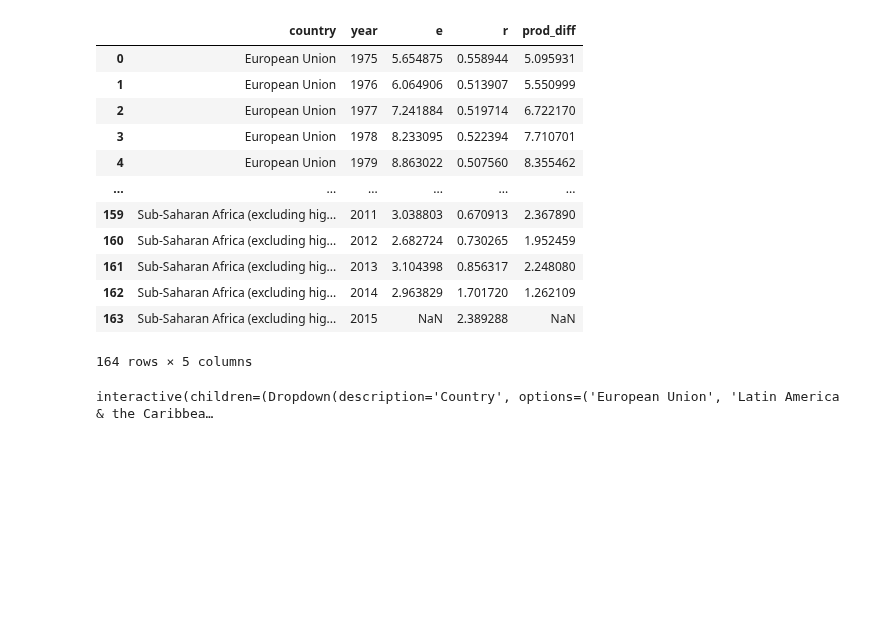
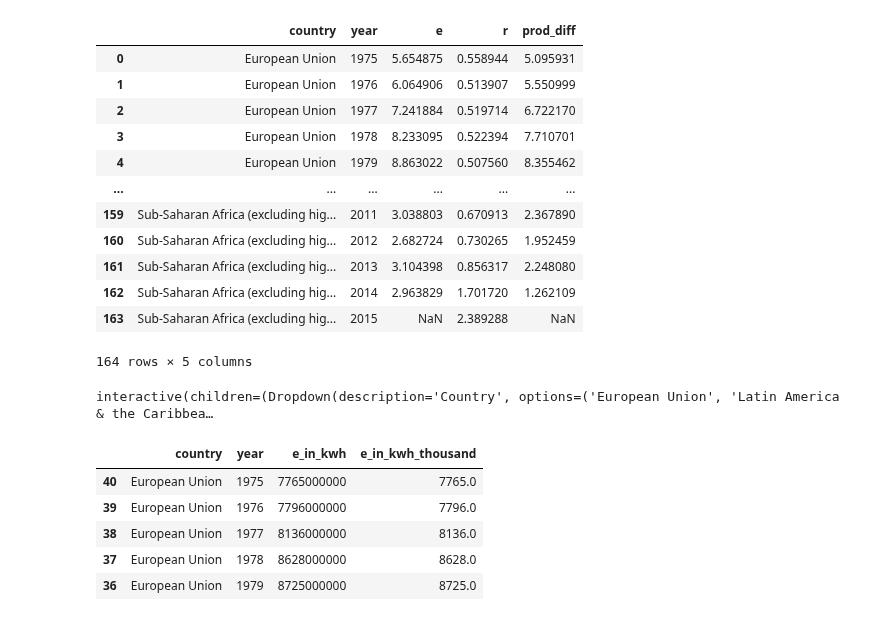
Before and after one commit to ghz106/Data-project, a Jupyter notebook: Data project.ipynb, the cells around one changed output. Cells and saved outputs as stored; diff of their text form; code cells hidden in the pictures; blank space fills up the shorter version.

```diff
--- a/Data project.ipynb
+++ b/Data project.ipynb
@@ -112,3 +111,23 @@ widgets.interact(plot_wb,
 );
 # %% [output]
 interactive(children=(Dropdown(description='Country', options=('European Union', 'Latin America & the Caribbea…
+# %%
+from pandas_datareader import wb
+wb_rnwx_kwh = wb.download(indicator='EG.ELC.RNWX.KH', country=['EUU', 'NAC', 'SSA', 'TLA'], start=1975, end=2015)
+#wb_rnwx_kwh = wb_rnwx_kwh.rename(columns = {'EG.ELC.RNWX.KH':'elec_prod_from_renewable_energy_in_kwh'})
+wb_rnwx_kwh = wb_rnwx_kwh.reset_index()
+wb_rnwx_kwh.year = wb_rnwx_kwh.year.astype(int)
+wb_rnwx_kwh.country = wb_rnwx_kwh.country.astype('string')
+wb_rnwx_kwh = wb_rnwx_kwh.sort_values(['country','year'])
+wb_rnwx_kwh.dropna()
+wb_rnwx_kwh.rename(columns={'EG.ELC.RNWX.KH':'e_in_kwh'}, inplace=True)
+wb_rnwx_kwh['e_in_kwh_thousand'] = wb_rnwx_kwh['e_in_kwh']/1000000
+
+wb_rnwx_kwh.head(5)
+# %% [output]
+|  | country | year | e_in_kwh | e_in_kwh_thousand |
+| 40 | European Union | 1975 | 7765000000 | 7765.0 |
+| 39 | European Union | 1976 | 7796000000 | 7796.0 |
+| 38 | European Union | 1977 | 8136000000 | 8136.0 |
+| 37 | European Union | 1978 | 8628000000 | 8628.0 |
+| 36 | European Union | 1979 | 8725000000 | 8725.0 |
```
Also changed, not shown: parts of 4 cells of this notebook.
